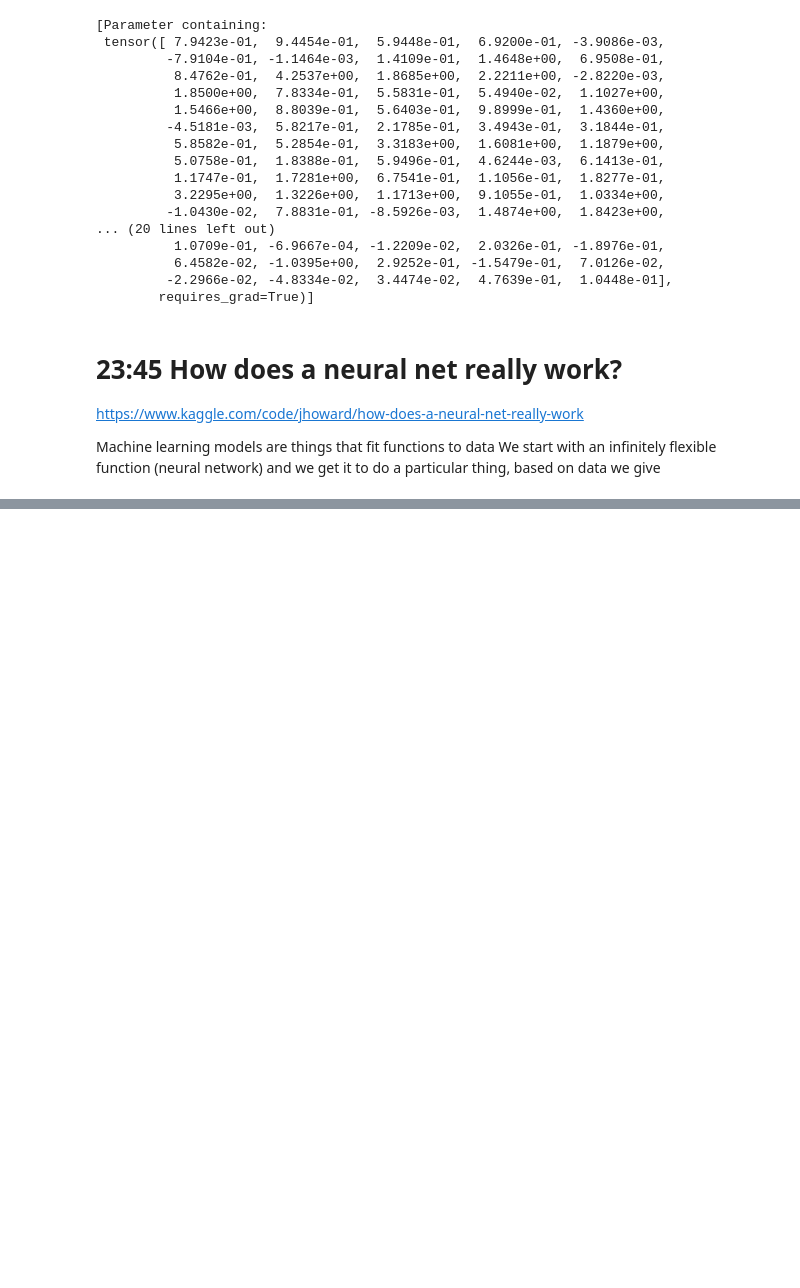
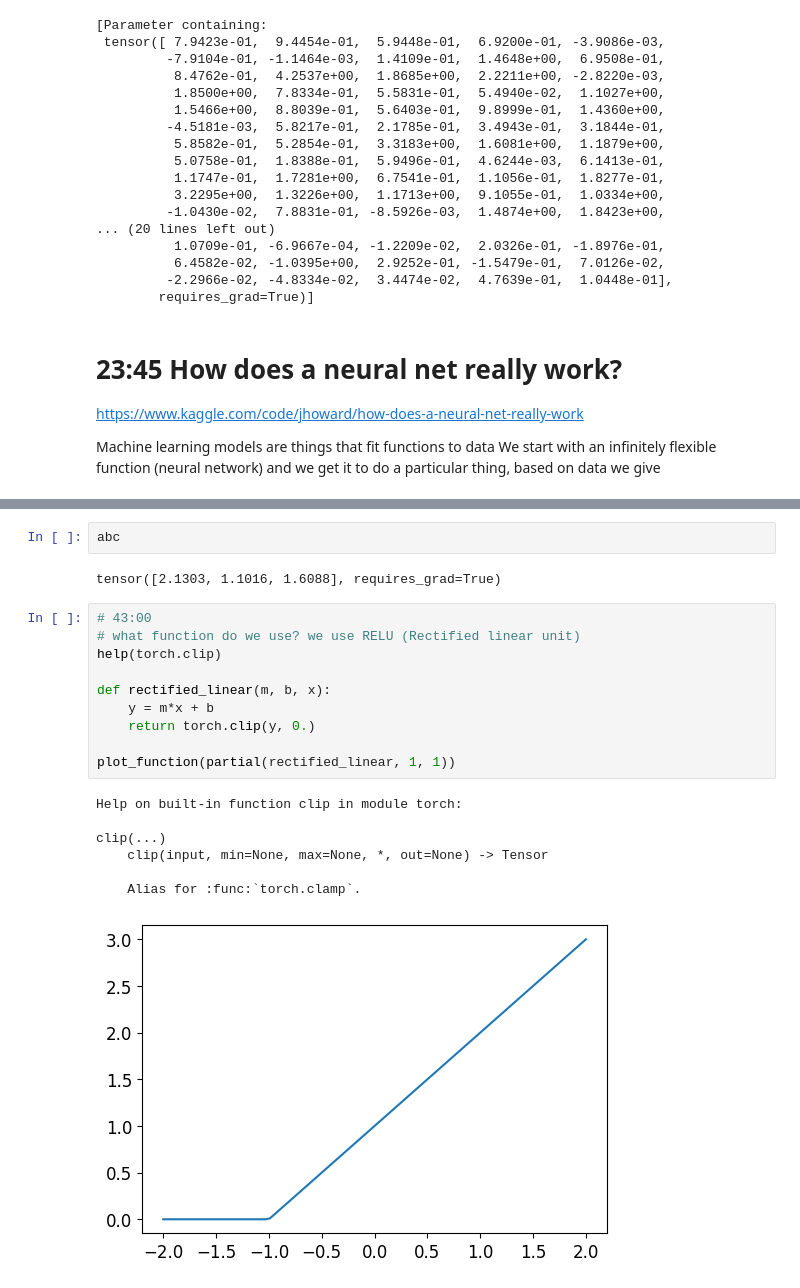
Before and after one commit to JeremyLoh/ml, a Jupyter notebook: fastai/youtube-lessons/lesson3.ipynb, the cells around one changed output, grey strips where cells are left out. Saved outputs shown, nothing was run; the diff lists cells and outputs as text; blank space fills up the shorter version.

```diff
--- a/fastai/youtube-lessons/lesson3.ipynb
+++ b/fastai/youtube-lessons/lesson3.ipynb
@@ -224,0 +411,22 @@ plot_function(f, "$3x^2 + 2x + 1$")
+# %%
+abc
+# %% [output]
+tensor([2.1303, 1.1016, 1.6088], requires_grad=True)
+# %%
+# 43:00
+# what function do we use? we use RELU (Rectified linear unit)
+help(torch.clip)
+
+def rectified_linear(m, b, x):
+    y = m*x + b
+    return torch.clip(y, 0.)
+
+plot_function(partial(rectified_linear, 1, 1))
+# %% [output]
+Help on built-in function clip in module torch:
+
+clip(...)
+    clip(input, min=None, max=None, *, out=None) -> Tensor
+
+    Alias for :func:`torch.clamp`.
+[figure, added]
```
Also changed, not shown: parts of 19 cells of this notebook, 1 other file.
